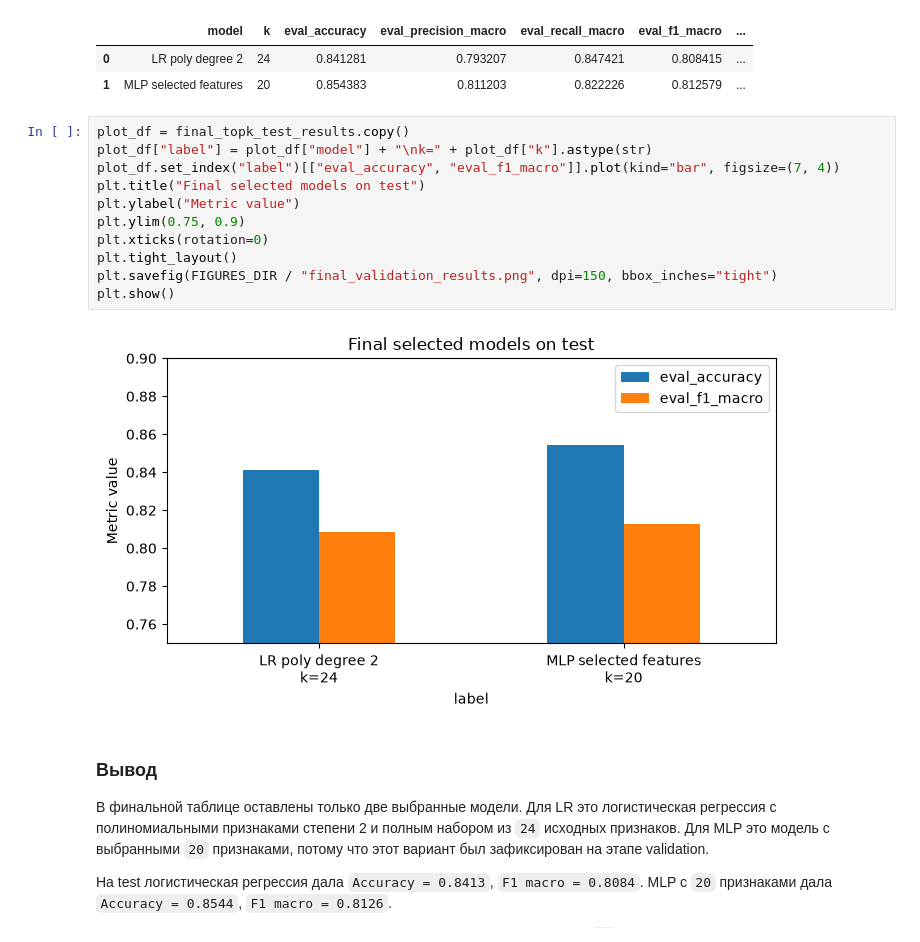
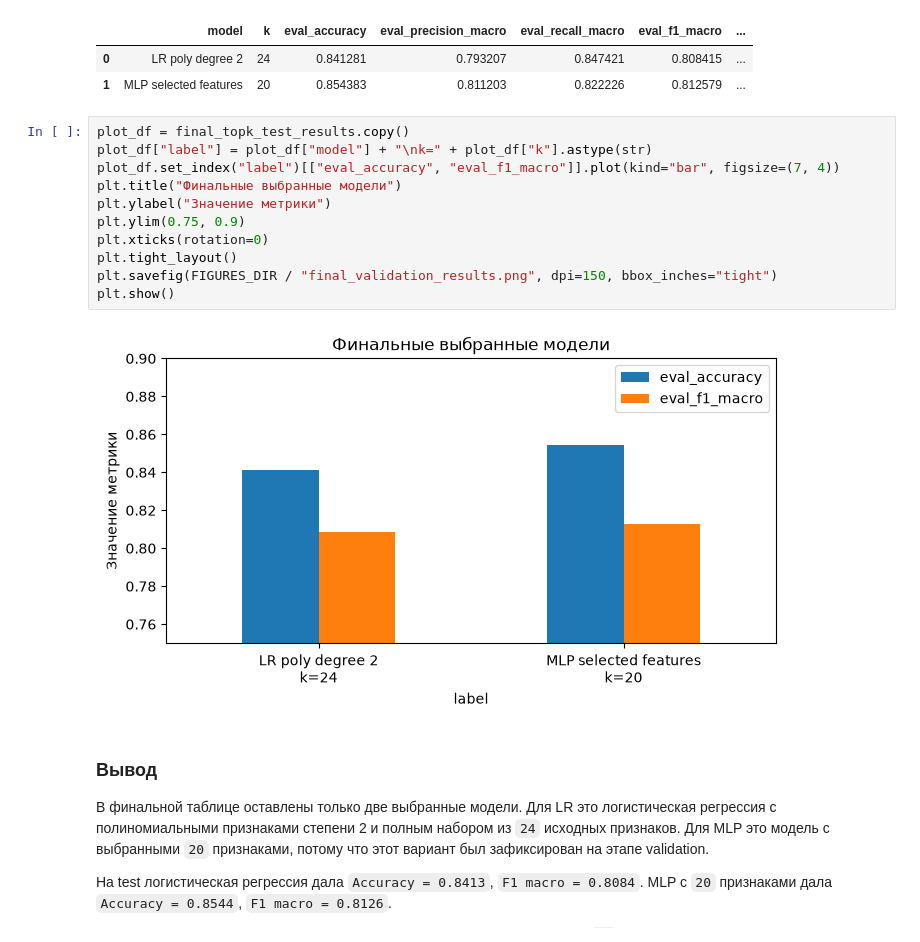
Before and after one commit to elena-kornaeva/Practice_Human-Activity-Recognition_Classifier, a Jupyter notebook: notebooks/06_Hyperparameter_Tuning.ipynb, the cells around one changed output. Saved outputs shown, nothing was run; the diff lists cells and outputs as text.

```diff
--- a/notebooks/06_Hyperparameter_Tuning.ipynb
+++ b/notebooks/06_Hyperparameter_Tuning.ipynb
@@ -619,16 +619,16 @@ final_topk_test_results[["model", "k", "eval_accuracy", "eval_precision_macro",
 # %%
 plot_df = final_topk_test_results.copy()
 plot_df["label"] = plot_df["model"] + "\nk=" + plot_df["k"].astype(str)
 plot_df.set_index("label")[["eval_accuracy", "eval_f1_macro"]].plot(kind="bar", figsize=(7, 4))
-plt.title("Final selected models on test")
-plt.ylabel("Metric value")
+plt.title("Финальные выбранные модели")
+plt.ylabel("Значение метрики")
 plt.ylim(0.75, 0.9)
 plt.xticks(rotation=0)
 plt.tight_layout()
 plt.savefig(FIGURES_DIR / "final_validation_results.png", dpi=150, bbox_inches="tight")
 plt.show()
 # %% [output]
-[figure, old version]
+[figure, new version]
 # %% [markdown]
 ### Вывод
 
```
